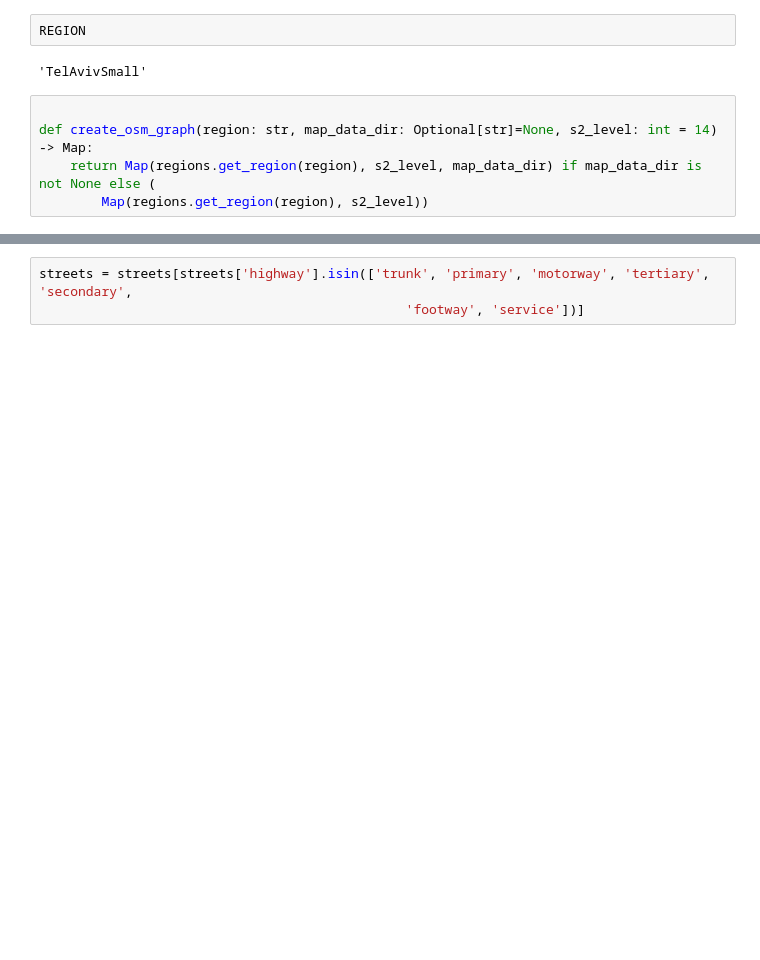
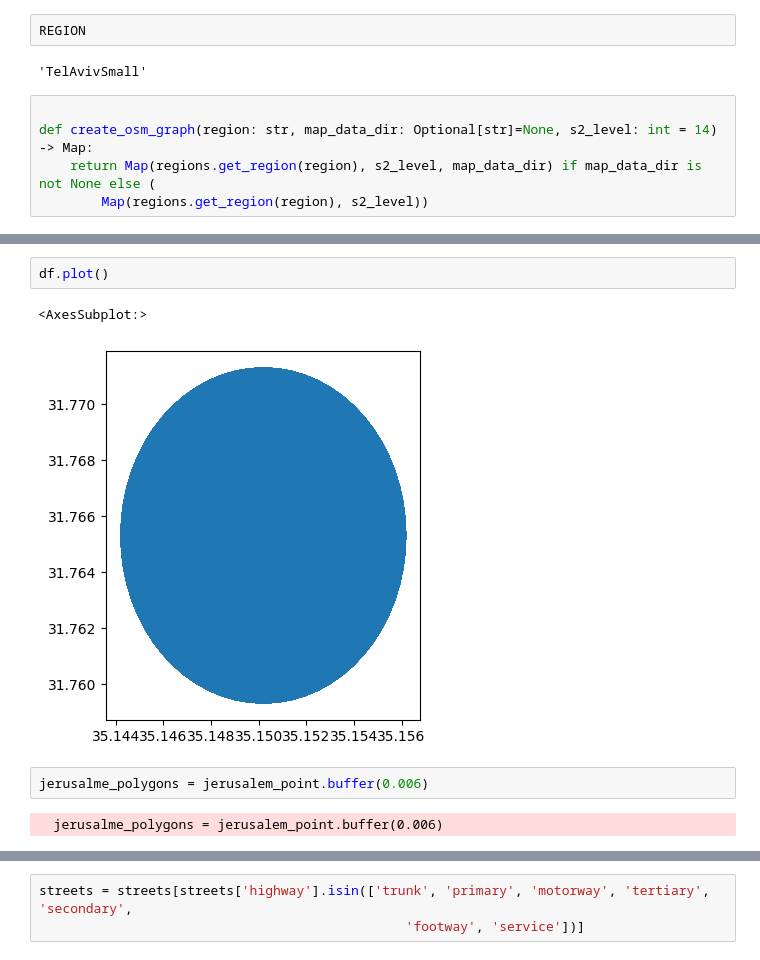
Before and after one commit to itaimondshine/NHEGEL, a Jupyter notebook: Untitled.ipynb, the cells around one changed output, grey strips where cells are left out. Saved outputs shown, nothing was run; the diff lists cells and outputs as text; blank space fills up the shorter version.

```diff
--- a/Untitled.ipynb
+++ b/Untitled.ipynb
@@ -51,0 +429,9 @@ module 'osmnx.distance' has no attribute 'get_nearest_edge'
+# %%
+df.plot()
+# %% [output]
+<AxesSubplot:>
+[figure, added]
+# %%
+jerusalme_polygons = jerusalem_point.buffer(0.006)
+# %% [output]
+  jerusalme_polygons = jerusalem_point.buffer(0.006)
```
Also changed, not shown: parts of 104 cells of this notebook, 30 other files.
